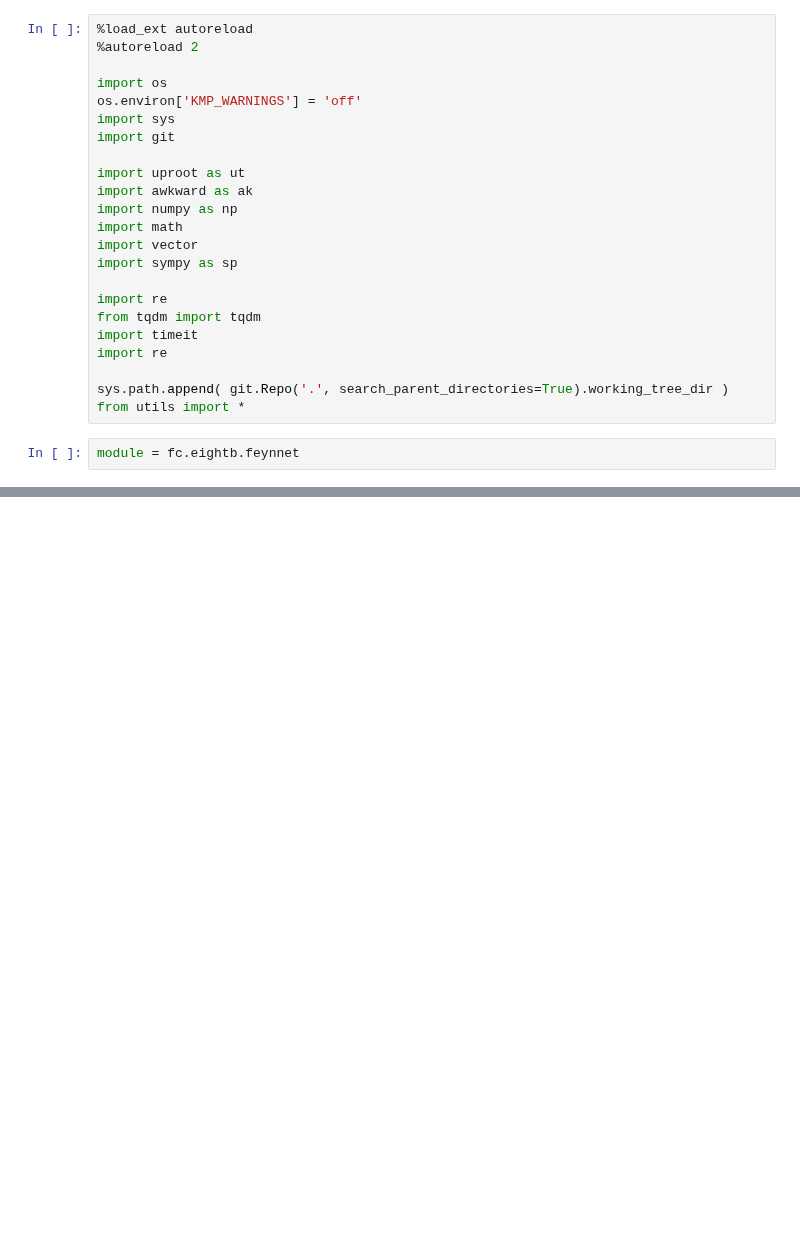
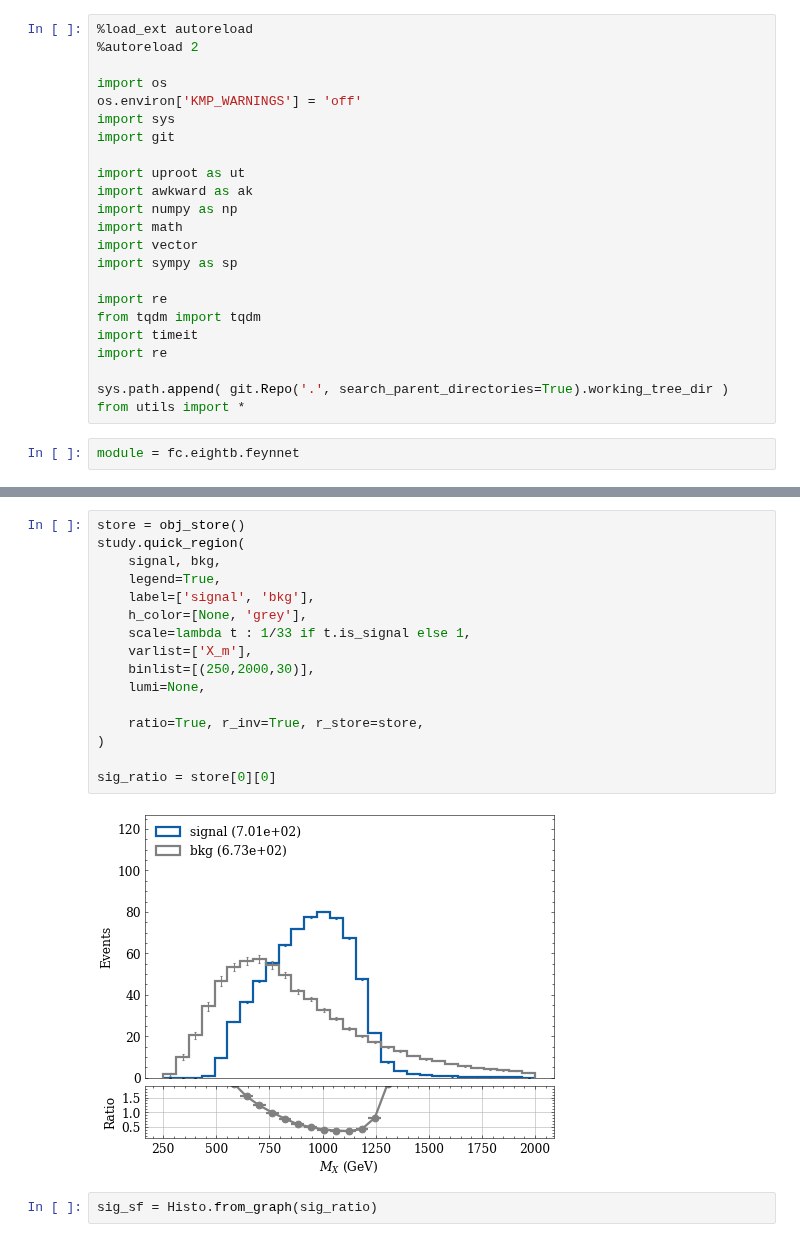
Before and after one commit to ekoenig4/analysis, a Jupyter notebook: jupyter/feynnet/x_yy_4h_8b/feynnet_reweighting.ipynb, the cells around one changed output, grey strips where cells are left out. Saved outputs shown, nothing was run; the diff lists cells and outputs as text; blank space fills up the shorter version.

```diff
--- a/jupyter/feynnet/x_yy_4h_8b/feynnet_reweighting.ipynb
+++ b/jupyter/feynnet/x_yy_4h_8b/feynnet_reweighting.ipynb
@@ -236,0 +56,20 @@ study.quick(
+# %%
+store = obj_store()
+study.quick_region(
+    signal, bkg,
+    legend=True,
+    label=['signal', 'bkg'],
+    h_color=[None, 'grey'],
+    scale=lambda t : 1/33 if t.is_signal else 1,
+    varlist=['X_m'],
+    binlist=[(250,2000,30)],
+    lumi=None,
+
+    ratio=True, r_inv=True, r_store=store,
+)
+
+sig_ratio = store[0][0]
+# %% [output]
+[figure, added]
+# %%
+sig_sf = Histo.from_graph(sig_ratio)
```
Also changed, not shown: parts of 40 cells of this notebook, 2 other files.
